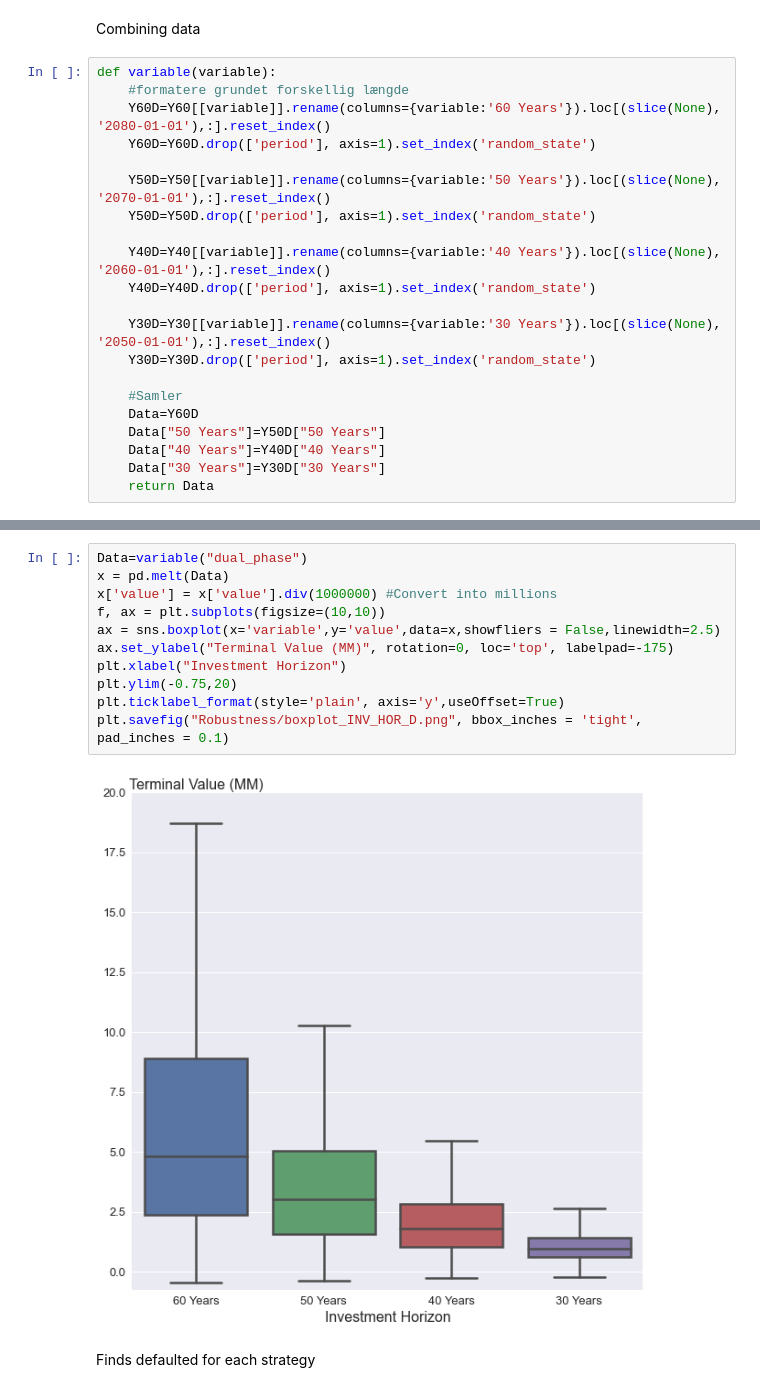
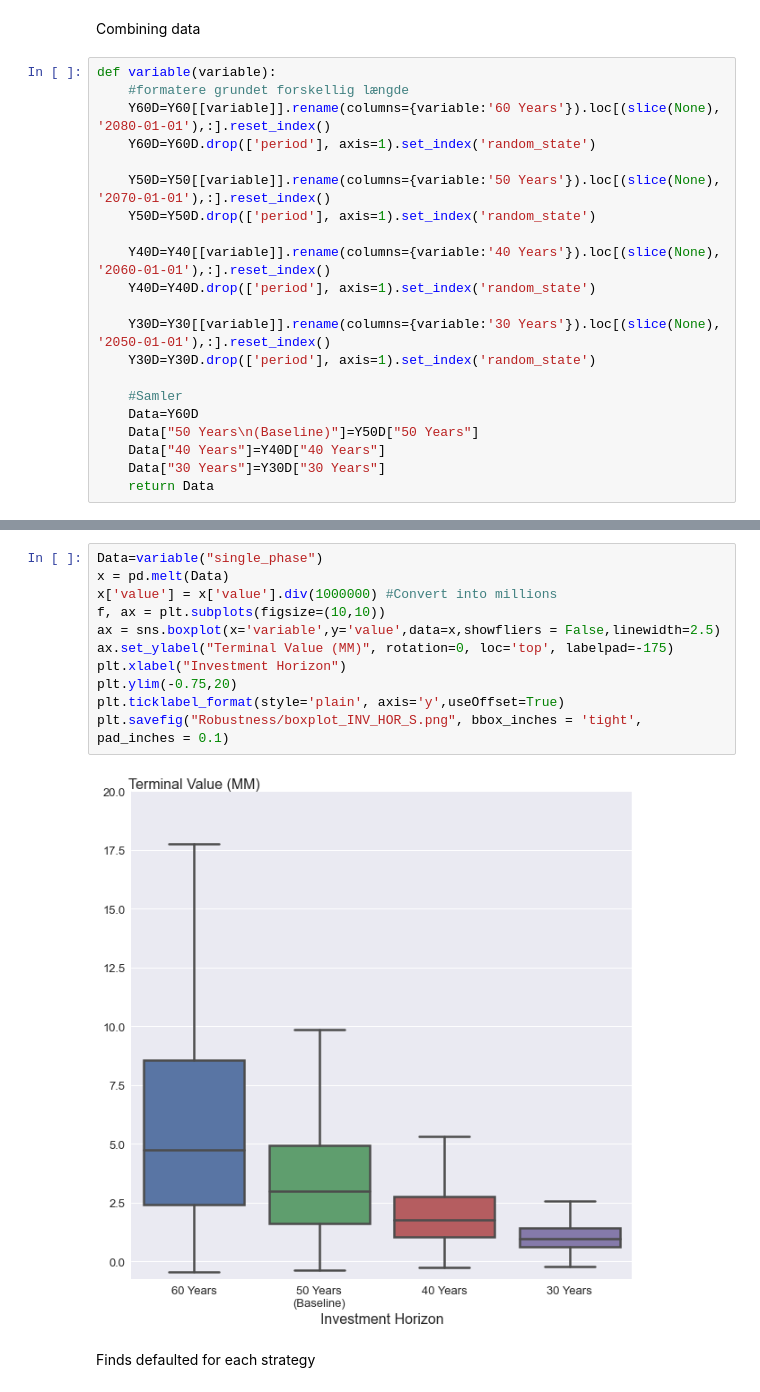
Before and after one commit to neriksen/applied_finance, a Jupyter notebook: robustness_investment_horizon.ipynb, the cells around one changed output, grey strips where cells are left out. Saved outputs shown, nothing was run; the diff lists cells and outputs as text.

Commit message:
Sidste ændringer i robustnesss

```diff
--- a/robustness_investment_horizon.ipynb
+++ b/robustness_investment_horizon.ipynb
@@ -44,7 +44,7 @@ def variable(variable):
 
     #Samler
     Data=Y60D
-    Data["50 Years"]=Y50D["50 Years"]
+    Data["50 Years\n(Baseline)"]=Y50D["50 Years"]
     Data["40 Years"]=Y40D["40 Years"]
     Data["30 Years"]=Y30D["30 Years"]
     return Data
@@ -53,16 +53,16 @@ Plotting figure
 # %%
-Data=variable("dual_phase")
+Data=variable("single_phase")
 x = pd.melt(Data)
 x['value'] = x['value'].div(1000000) #Convert into millions
 f, ax = plt.subplots(figsize=(10,10))
 ax = sns.boxplot(x='variable',y='value',data=x,showfliers = False,linewidth=2.5)
 ax.set_ylabel("Terminal Value (MM)", rotation=0, loc='top', labelpad=-175)
 plt.xlabel("Investment Horizon")
 plt.ylim(-0.75,20)
 plt.ticklabel_format(style='plain', axis='y',useOffset=True)
-plt.savefig("Robustness/boxplot_INV_HOR_D.png", bbox_inches = 'tight', pad_inches = 0.1)
+plt.savefig("Robustness/boxplot_INV_HOR_S.png", bbox_inches = 'tight', pad_inches = 0.1)
 # %% [output]
-[figure, old version]
+[figure, new version]
 # %% [markdown]
 Finds defaulted for each strategy
 # %%
```
Also changed, not shown: parts of 2 cells of this notebook, 8 other files.
